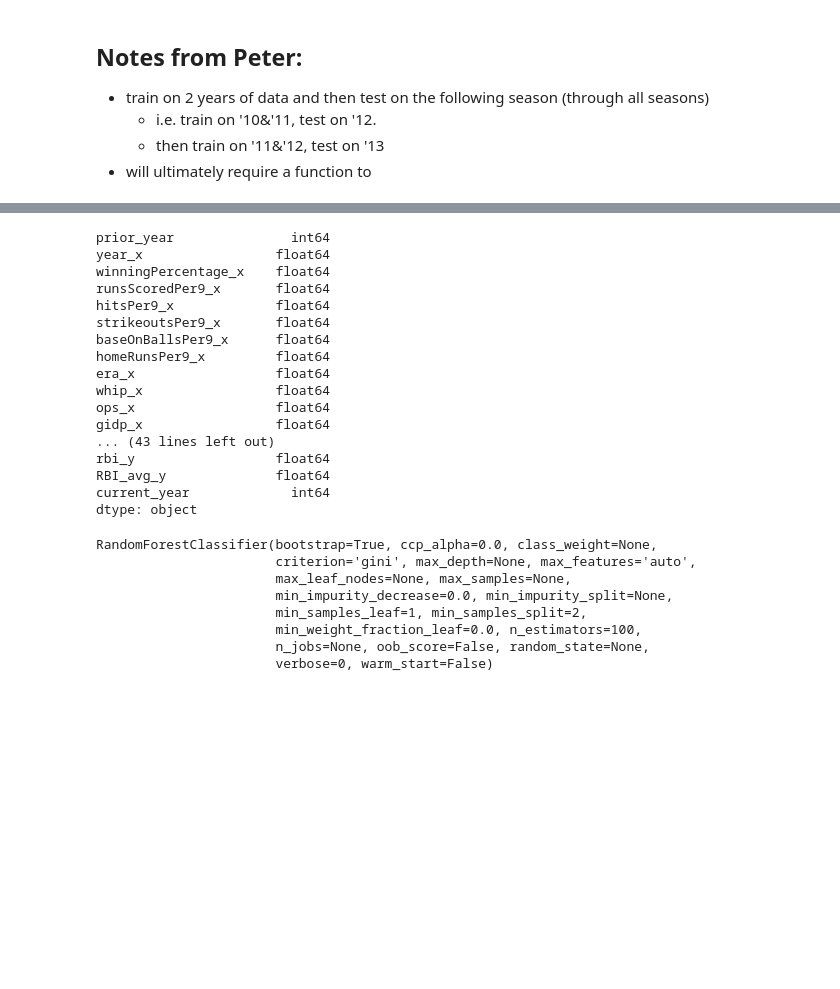
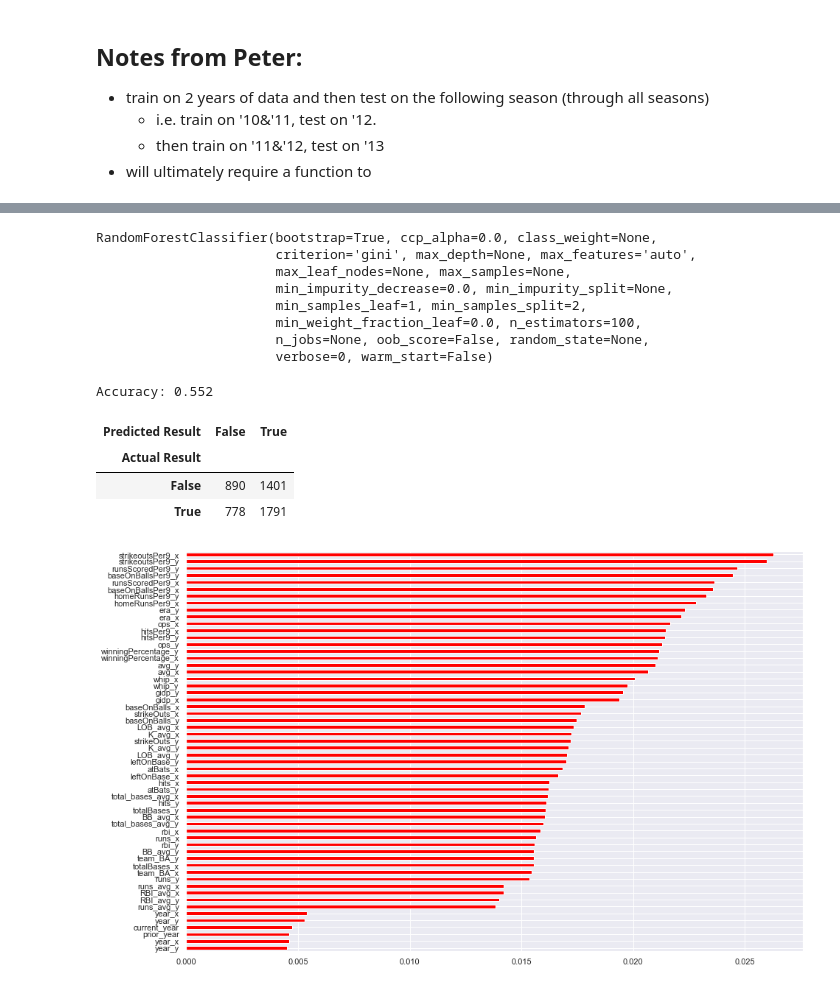
Before and after one commit to egitit/Predicting_MLB_outcomes, a Jupyter notebook: feature_engineering.ipynb, the cells around one changed output, grey strips where cells are left out. Cells and saved outputs as stored; diff of their text form; code cells hidden in the pictures; blank space fills up the shorter version.

Commit message:
cranked out a model that has an accuracy score of 55%. Now will train on smaller subsets of year to test auracy

```diff
--- a/feature_engineering.ipynb
+++ b/feature_engineering.ipynb
@@ -375,23 +356,3 @@ dtype: bool
-# %%
-X_train.dtypes
-# %% [output]
-prior_year               int64
-year_x                 float64
-winningPercentage_x    float64
-runsScoredPer9_x       float64
-hitsPer9_x             float64
-strikeoutsPer9_x       float64
-baseOnBallsPer9_x      float64
-homeRunsPer9_x         float64
-era_x                  float64
-whip_x                 float64
-ops_x                  float64
-gidp_x                 float64
-... (43 lines left out)
-rbi_y                  float64
-RBI_avg_y              float64
-current_year             int64
-dtype: object
 # %%
 rf = RandomForestClassifier()
 # %%
@@ -407,0 +371,40 @@ RandomForestClassifier(bootstrap=True, ccp_alpha=0.0, class_weight=None,
+# %%
+print("Accuracy:",round(metrics.accuracy_score(y_test, y_pred), 3))
+# %% [output]
+Accuracy: 0.552
+# %%
+# True indicates that the Home TEAM WON,
+pd.crosstab(y_test, y_pred, rownames=['Actual Result'], colnames=['Predicted Result'])
+# %% [output]
+| Predicted Result | False | True |
+| Actual Result |  |  |
+| False | 890 | 1401 |
+| True | 778 | 1791 |
+# %%
+import matplotlib.pyplot as plt
+import seaborn as sns
+sns.set()
+%matplotlib inline
+# %%
+def plot_features_importance(model, color):
+    '''
+    A funciton to plot my feature importances
+
+    parameter:
+    model - the variable that we fit our model to. i.e. RF = RandomForest()
+    color - a string that will assign the graphs color scheme
+
+    ex: rf = RandomForestClassifier()
+    model = rf
+
+    returns:
+    a plot highlighting feature importance
+    '''
+    model.feature_importances_
+    importances = pd.Series(data=model.feature_importances_, index= X_train.columns)
+    importances_sorted = importances.sort_values()
+    importances_sorted.plot(kind='barh', color=color, figsize=(15,10))
+# %%
+plot_features_importance(rf, "red")
+# %% [output]
+[figure, added]
```
Also changed, not shown: parts of 3 cells of this notebook.
